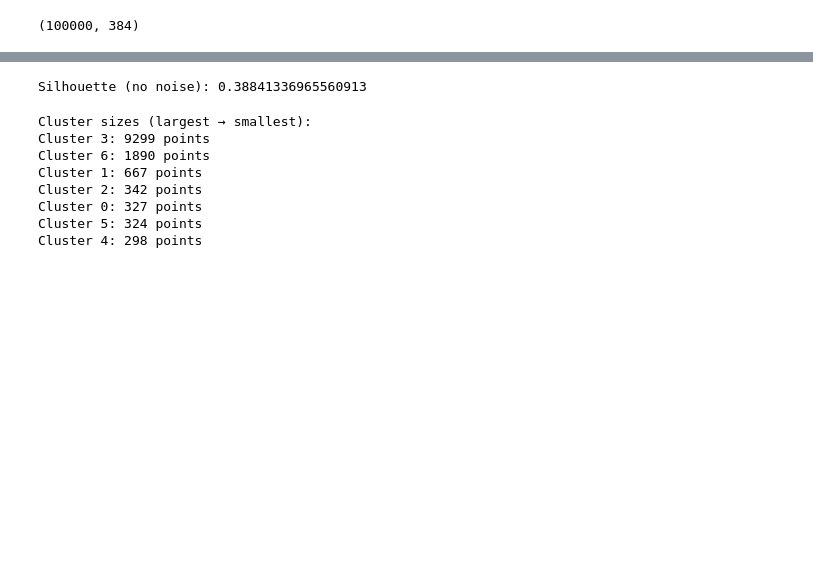
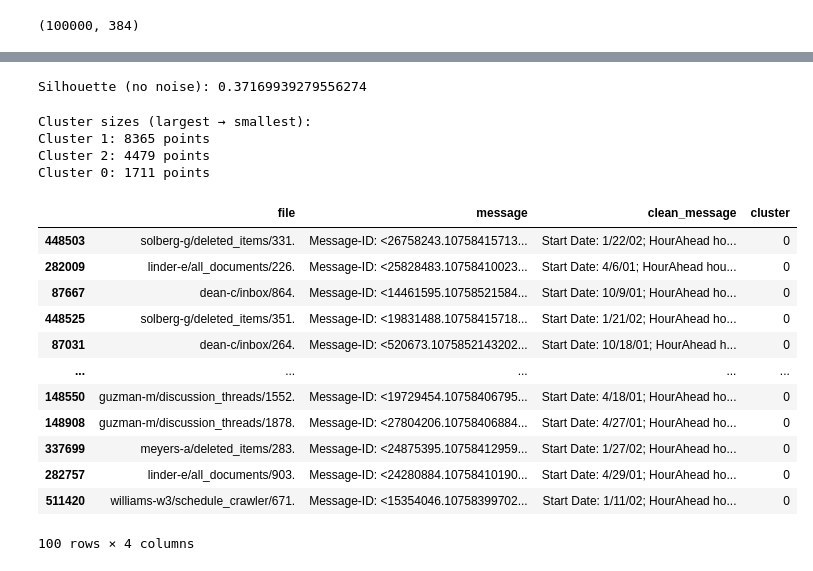
Before and after one commit to phanguy30/NLP_Email_Classification-, a Jupyter notebook: NLP labeling project.ipynb, the cells around one changed output, grey strips where cells are left out. Saved outputs shown, nothing was run; the diff lists cells and outputs as text; code cells hidden in the pictures; blank space fills up the shorter version.

```diff
--- a/NLP labeling project.ipynb
+++ b/NLP labeling project.ipynb
@@ -1,4 +1,4 @@
 # %%
 import pandas as pd
-
-df = pd.read_csv("emails.csv")
+import numpy as np
+df = pd.read_csv("/Users/peter/Library/CloudStorage/OneDrive-Personal/Documents/MDS_UBC/DATA_533/emails.csv")
@@ -123,7 +134,7 @@ print("Best k:", best_k, "with silhouette:", best_score)
 # %%
 import hdbscan
 clusterer = hdbscan.HDBSCAN(
-    min_cluster_size=250,
+    min_cluster_size=400,
     metric='euclidean'
 )
 labels = clusterer.fit_predict(X)
@@ -167,7 +174,7 @@ if mask.sum() > 1 and len(set(labels[mask])) > 1:
 else:
     print("Not enough clustered points for silhouette.")
 # %% [output]
-Silhouette (no noise): 0.38841336965560913
+Silhouette (no noise): 0.37169939279556274
 # %%
 import numpy as np
 
@@ -186,10 +193,24 @@ for cid, size in cluster_sizes_sorted:
     print(f"Cluster {cid}: {size} points")
 # %% [output]
 Cluster sizes (largest → smallest):
-Cluster 3: 9299 points
-Cluster 6: 1890 points
-Cluster 1: 667 points
-Cluster 2: 342 points
-Cluster 0: 327 points
-Cluster 5: 324 points
-Cluster 4: 298 points
+Cluster 1: 8365 points
+Cluster 2: 4479 points
+Cluster 0: 1711 points
+# %%
+
+pd.set_option('display.max_colwidth', None)
+df_sample[df_sample['cluster'] == 0].head(100)
+# %% [output]
+|  | file | message | clean_message | cluster |
+| 448503 | solberg-g/deleted_items/331. | Message-ID: <26758243.10758415713... | Start Date: 1/22/02; HourAhead ho... | 0 |
+| 282009 | linder-e/all_documents/226. | Message-ID: <25828483.10758410023... | Start Date: 4/6/01; HourAhead hou... | 0 |
+| 87667 | dean-c/inbox/864. | Message-ID: <14461595.10758521584... | Start Date: 10/9/01; HourAhead ho... | 0 |
+| 448525 | solberg-g/deleted_items/351. | Message-ID: <19831488.10758415718... | Start Date: 1/21/02; HourAhead ho... | 0 |
+| 87031 | dean-c/inbox/264. | Message-ID: <520673.1075852143202... | Start Date: 10/18/01; HourAhead h... | 0 |
+| ... | ... | ... | ... | ... |
+| 148550 | guzman-m/discussion_threads/1552. | Message-ID: <19729454.10758406795... | Start Date: 4/18/01; HourAhead ho... | 0 |
+| 148908 | guzman-m/discussion_threads/1878. | Message-ID: <27804206.10758406884... | Start Date: 4/27/01; HourAhead ho... | 0 |
+| 337699 | meyers-a/deleted_items/283. | Message-ID: <24875395.10758412959... | Start Date: 1/27/02; HourAhead ho... | 0 |
+| 282757 | linder-e/all_documents/903. | Message-ID: <24280884.10758410190... | Start Date: 4/29/01; HourAhead ho... | 0 |
+| 511420 | williams-w3/schedule_crawler/671. | Message-ID: <15354046.10758399702... | Start Date: 1/11/02; HourAhead ho... | 0 |
+100 rows × 4 columns
```
Also changed, not shown: parts of 4 cells of this notebook, 1 other file.
